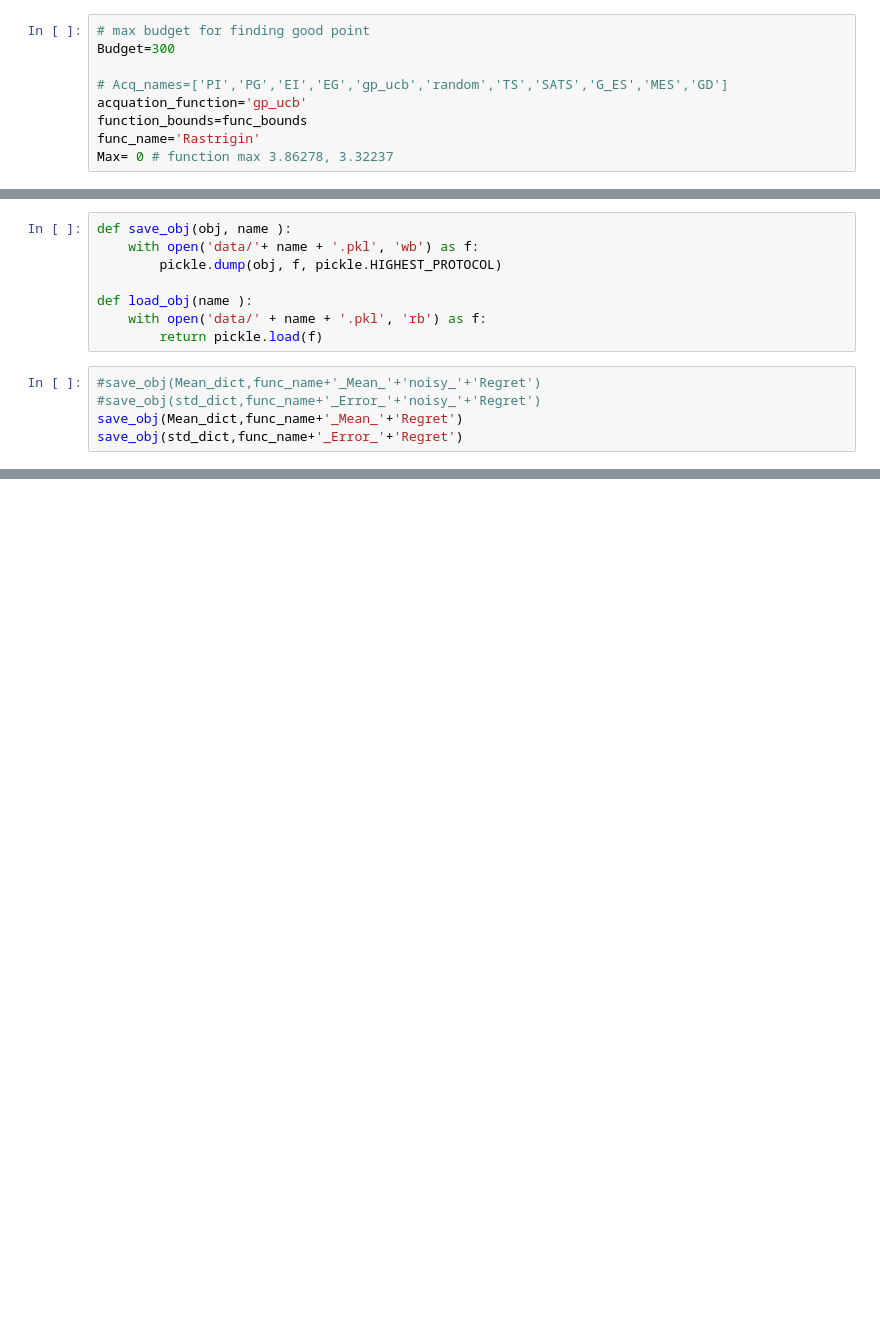
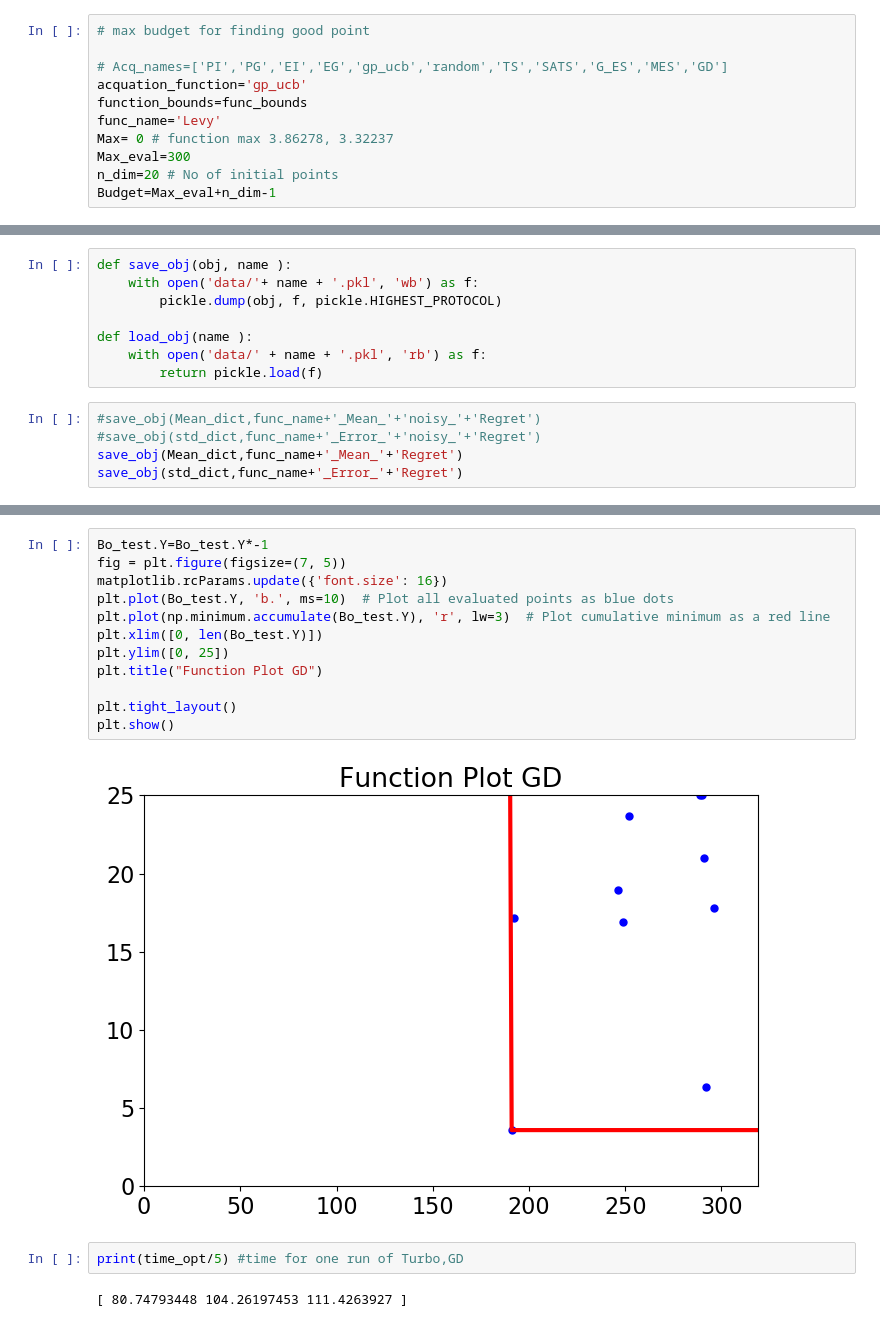
Before and after one commit to selwyn96/GP_Grad, a Jupyter notebook: Code/output.ipynb, the cells around one changed output, grey strips where cells are left out. Drawn from its saved outputs; the diff is of its cells as text; blank space fills up the shorter version.

```diff
--- a/Code/output.ipynb
+++ b/Code/output.ipynb
@@ -64,9 +127,11 @@ print(func_bounds)
 # %%
 # max budget for finding good point
-Budget=300
 
 # Acq_names=['PI','PG','EI','EG','gp_ucb','random','TS','SATS','G_ES','MES','GD']
 acquation_function='gp_ucb'
 function_bounds=func_bounds
-func_name='Rastrigin'
+func_name='Levy'
 Max= 0 # function max 3.86278, 3.32237
+Max_eval=300
+n_dim=20 # No of initial points
+Budget=Max_eval+n_dim-1
@@ -201,0 +326,18 @@ No handles with labels found to put in legend.
+# %%
+Bo_test.Y=Bo_test.Y*-1
+fig = plt.figure(figsize=(7, 5))
+matplotlib.rcParams.update({'font.size': 16})
+plt.plot(Bo_test.Y, 'b.', ms=10)  # Plot all evaluated points as blue dots
+plt.plot(np.minimum.accumulate(Bo_test.Y), 'r', lw=3)  # Plot cumulative minimum as a red line
+plt.xlim([0, len(Bo_test.Y)])
+plt.ylim([0, 25])
+plt.title("Function Plot GD")
+
+plt.tight_layout()
+plt.show()
+# %% [output]
+[figure, added]
+# %%
+print(time_opt/5) #time for one run of Turbo,GD
+# %% [output]
+[ 80.74793448 104.26197453 111.4263927 ]
```
Also changed, not shown: parts of 8 cells of this notebook, 20 other files.
